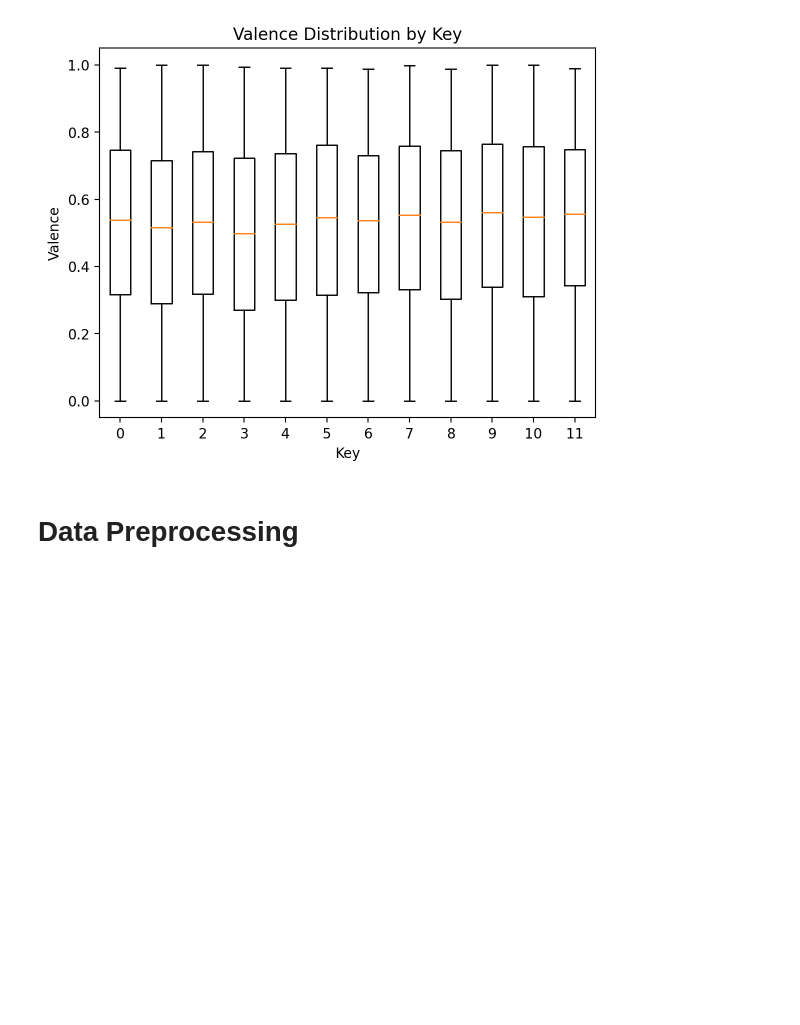
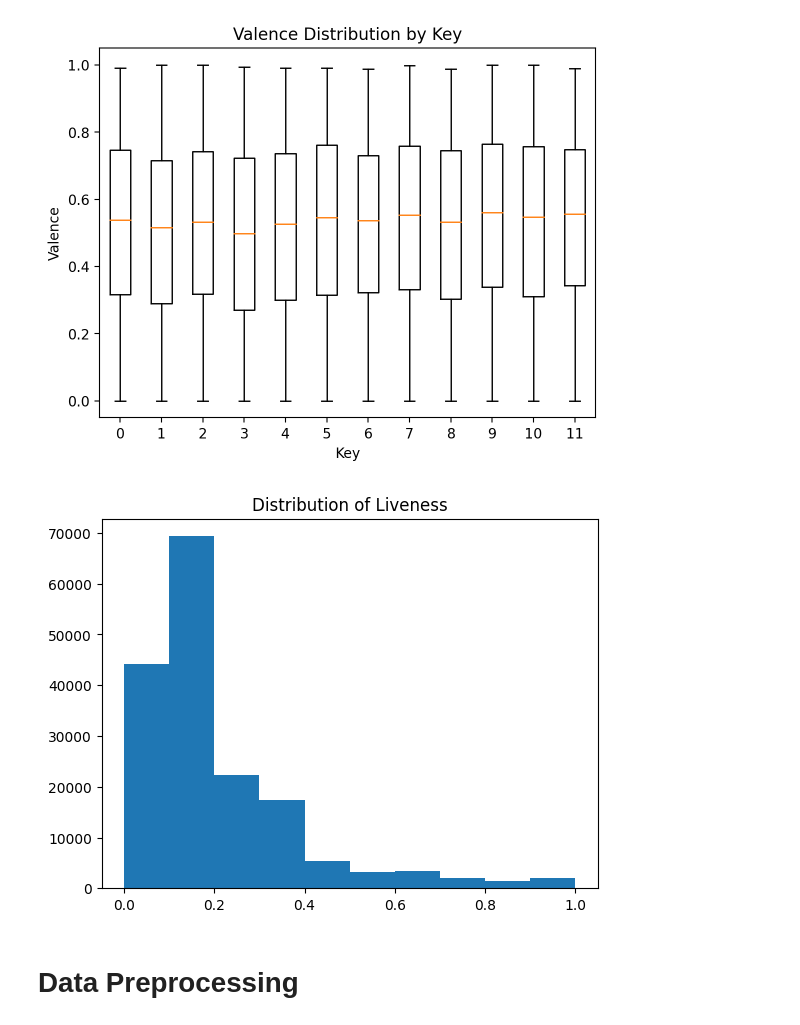
Before and after one commit to brianellis1997/Music_Generation, a Jupyter notebook: Popularity_Model.ipynb, the cells around one changed output. Cells and saved outputs as stored; diff of their text form; code cells hidden in the pictures; blank space fills up the shorter version.

```diff
--- a/Popularity_Model.ipynb
+++ b/Popularity_Model.ipynb
@@ -267,6 +375,13 @@ plt.xticks(range(1, 13), range(12))  # Assuming 'key' ranges from 0 to 11
 plt.show()
 # %% [output]
 [figure]
+# %%
+# Liveness
+plt.hist(df['liveness'])
+plt.title('Distribution of Liveness')
+plt.show()
+# %% [output]
+[figure, added]
 # %% [markdown]
 # Data Preprocessing
 # %%
```
Also changed, not shown: parts of 41 cells of this notebook.
